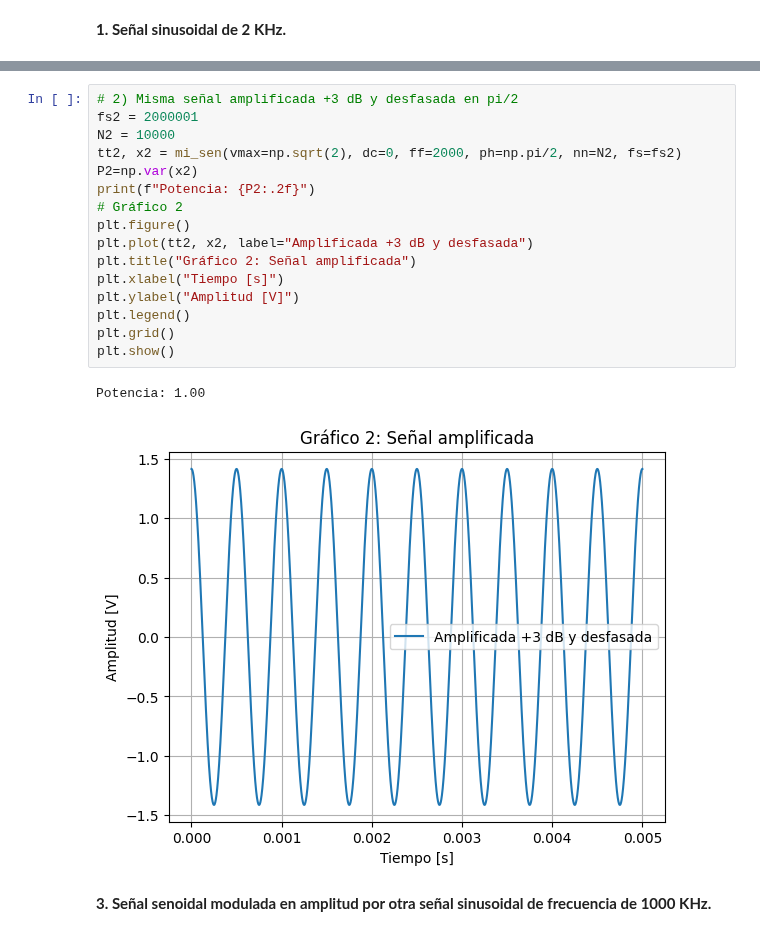
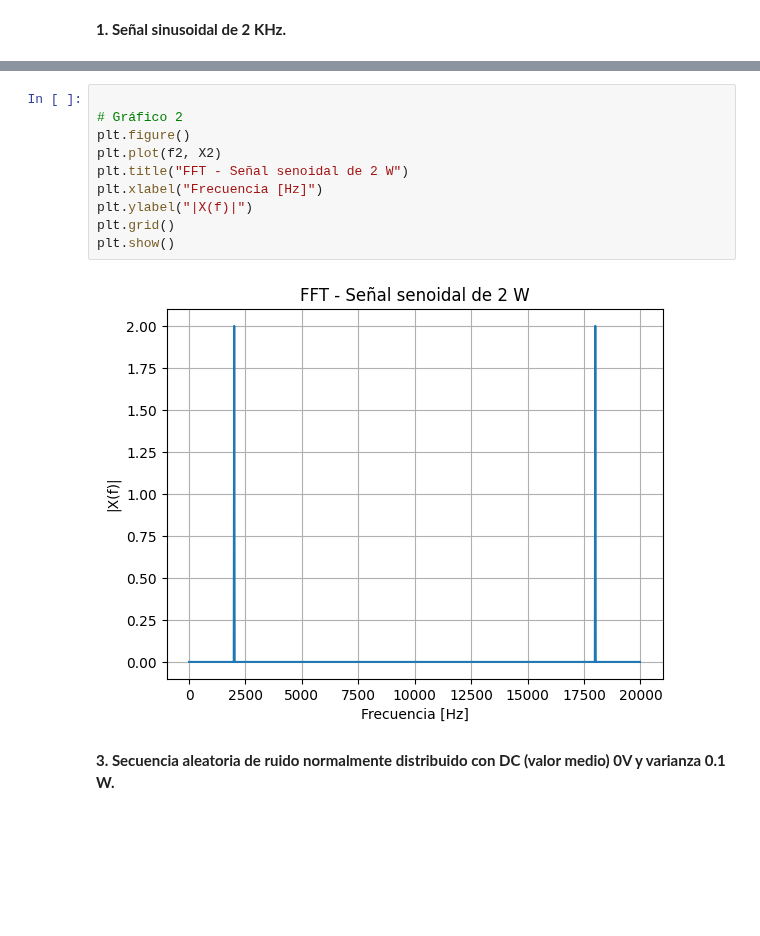
Before and after one commit to SerenaSagg/APS, a Jupyter notebook: TS1.ipynb, the cells around one changed output, grey strips where cells are left out. Cells and saved outputs as stored; diff of their text form; blank space fills up the shorter version.

```diff
--- a/TS1.ipynb
+++ b/TS1.ipynb
@@ -101,21 +186,14 @@ Potencia: 0.50
-# %%
-# 2) Misma señal amplificada +3 dB y desfasada en pi/2
-fs2 = 2000001
-N2 = 10000
-tt2, x2 = mi_sen(vmax=np.sqrt(2), dc=0, ff=2000, ph=np.pi/2, nn=N2, fs=fs2)
-P2=np.var(x2)
-print(f"Potencia: {P2:.2f}")
-# Gráfico 2
-plt.figure()
-plt.plot(tt2, x2, label="Amplificada +3 dB y desfasada")
-plt.title("Gráfico 2: Señal amplificada")
-plt.xlabel("Tiempo [s]")
-plt.ylabel("Amplitud [V]")
-plt.legend()
-plt.grid()
-plt.show()
-# %% [output]
-Potencia: 1.00
-[figure, removed]
+# %%
+
+# Gráfico 2
+plt.figure()
+plt.plot(f2, X2)
+plt.title("FFT - Señal senoidal de 2 W")
+plt.xlabel("Frecuencia [Hz]")
+plt.ylabel("|X(f)|")
+plt.grid()
+plt.show()
+# %% [output]
+[figure, added]
 # %% [markdown]
-**3. Señal senoidal modulada en amplitud por otra señal sinusoidal de frecuencia de 1000 KHz.**
+**3. Secuencia aleatoria de ruido normalmente distribuido con DC (valor medio) 0V y varianza 0.1 W.**
```
Also changed, not shown: parts of 20 cells of this notebook, 1 other file.
